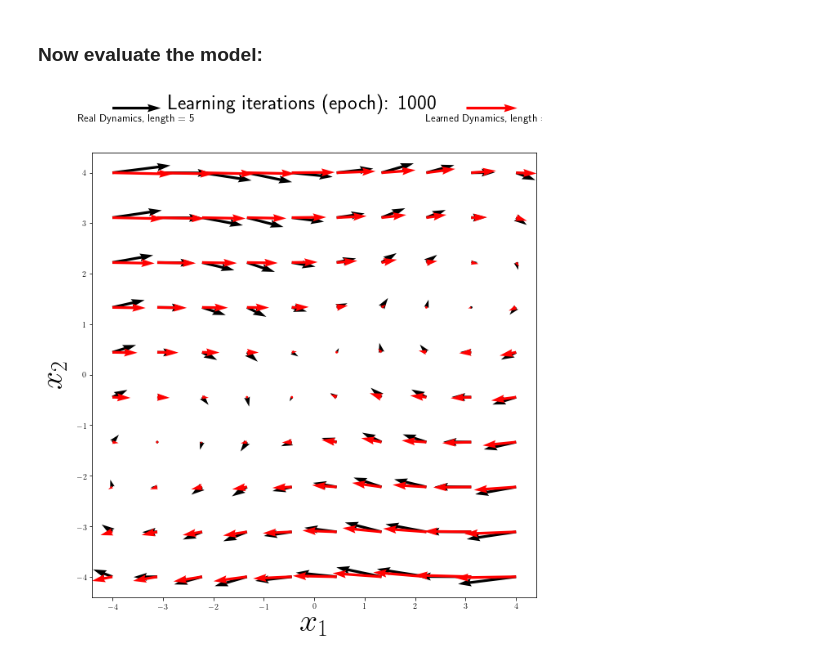
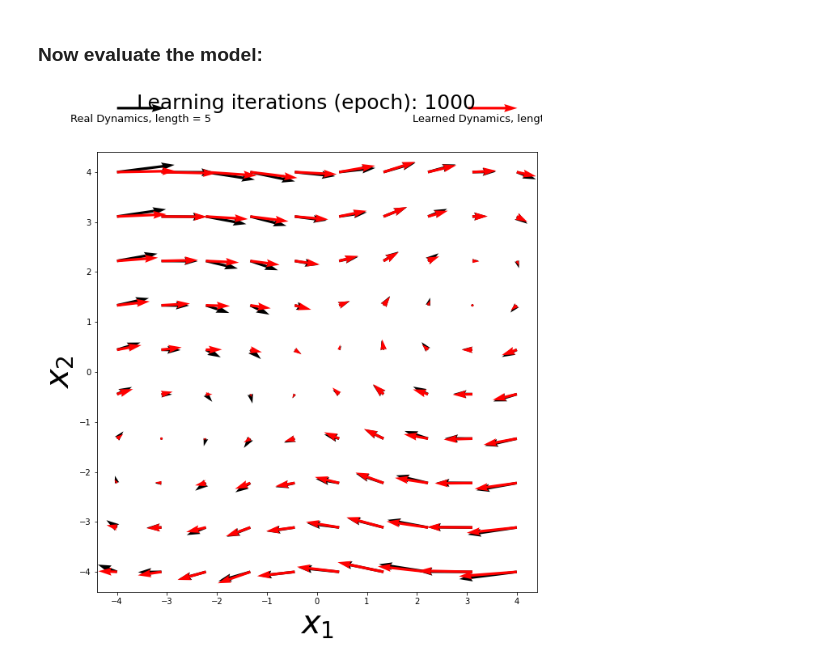
Before and after one commit to armlabstanford/robotics_primer_tutorials, a Jupyter notebook: Machine_Learning_Primer.ipynb, the cells around one changed output. Drawn from its saved outputs; the diff is of its cells as text; code cells hidden in the pictures.

```diff
--- a/Machine_Learning_Primer.ipynb
+++ b/Machine_Learning_Primer.ipynb
@@ -312,34 +316,34 @@ for idx in range(len(training_data['inputs'])):
     #query the model
     curr_input = torch.from_numpy(training_data['inputs'][idx].T)
     curr_output = torch.from_numpy(training_data['outputs'][idx].T)
     model_output = dyn_model(curr_input)
     model_output_np = model_output.data.numpy()
     Y1_test.append(model_output_np.item(0))
     Y2_test.append(model_output_np.item(1))
 
 #Plot the real dynamics first:
 X1 = np.array(X1)
 X2 = np.array(X2)
 Y1_train = np.array(Y1_train)
 Y2_train = np.array(Y2_train)
 Y1_test = np.array(Y1_test)
 Y2_test = np.array(Y2_test)
 
 
 fig, ax = plt.subplots(figsize=(15,10))
 qtrain = ax.quiver(X1, X2, Y1_train, Y2_train,color='k')
 ax.quiverkey(qtrain, X=0.1, Y=1.1, U=5,
          label='Real Dynamics, length = 5', labelpos='S', fontproperties={'size':13})
 
 qtest = ax.quiver(X1, X2, Y1_test, Y2_test,color='r')
 
 ax.quiverkey(qtest, X=0.9, Y=1.1, U=5,
          label='Learned Dynamics, length = 5', labelpos='S', fontproperties={'size':13})
 
-ax.set_xlabel('$$x_1$$',fontsize=40)
-ax.set_ylabel('$$x_2$$',fontsize=40)
+ax.set_xlabel('$x_1$',fontsize=40)
+ax.set_ylabel('$x_2$',fontsize=40)
 fig.suptitle("Learning iterations (epoch): %s"%epochs,fontsize=25)
 ax.set_aspect('equal', adjustable='box')
-plt.show()
+# plt.show()
 # %% [output]
-[figure, old version]
+[figure, new version]
```
Also changed, not shown: parts of 8 cells of this notebook.
